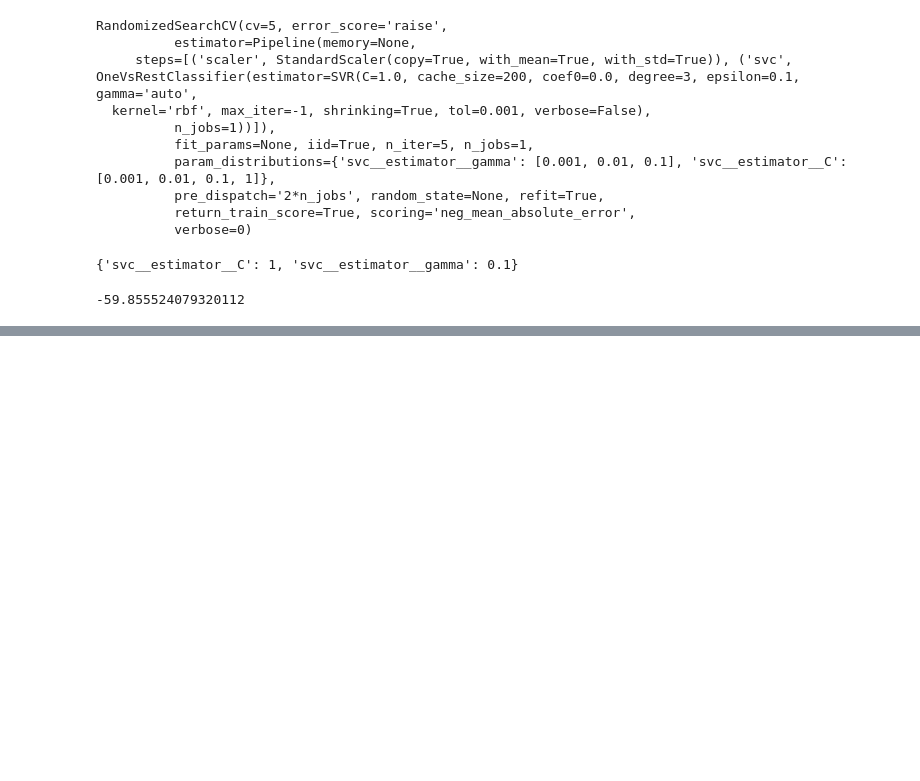
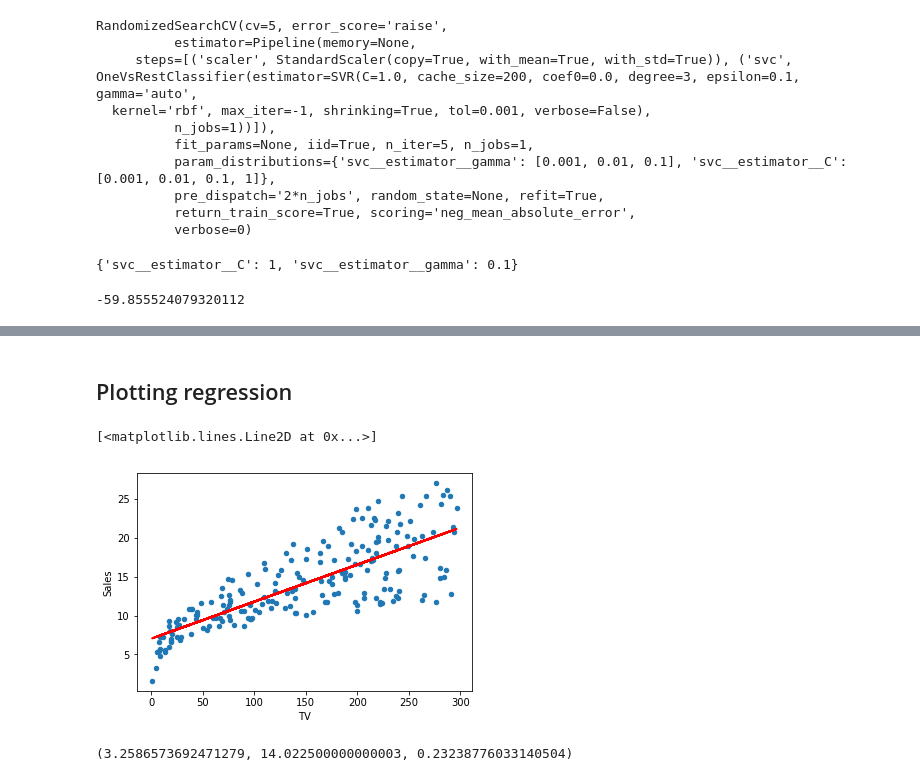
Before and after one commit to ryan13/MLPractice, a Jupyter notebook: Regression_review.ipynb, the cells around one changed output, grey strips where cells are left out. Saved outputs shown, nothing was run; the diff lists cells and outputs as text; code cells hidden in the pictures; blank space fills up the shorter version.

Commit message:
adding regression reviews

```diff
--- a/Regression_review.ipynb
+++ b/Regression_review.ipynb
@@ -487,0 +493,4 @@ rand_grid.best_score_
+# %%
+import pandas as pd
+advert = pd.read_csv('C:/Dataset/Advertising.csv')
+advert.head()
@@ -487,0 +504,3 @@ rand_grid.best_score_
+# %%
+model1 = smf.ols(formula='Sales~TV',data=advert).fit()
+model1.params
@@ -487,0 +545,4 @@ rand_grid.best_score_
+# %%
+# prediction
+sales_pred = model1.predict(pd.DataFrame(advert['TV']))
+sales_pred[1:10
@@ -487,0 +567,10 @@ rand_grid.best_score_
+# %% [markdown]
+## Plotting regression
+# %%
+import matplotlib.pyplot as plt
+%matplotlib inline
+advert.plot(kind ='scatter',x='TV',y='Sales')
+plt.plot(pd.DataFrame(advert['TV']),sales_pred,c='red',linewidth=2)
+# %% [output]
+[<matplotlib.lines.Line2D at 0x...>]
+[figure, added]
@@ -487,0 +580,9 @@ rand_grid.best_score_
+# %%
+advert['RSE'] =(advert['Sales']-advert['sales_pred'])**2
+RSEd = advert.sum()['RSE']
+RSE =np.sqrt(RSEd /198)
+salesmean =np.mean(advert['Sales'])
+error = RSE/salesmean
+RSE, salesmean, error
+# %% [output]
+(3.2586573692471279, 14.022500000000003, 0.23238776033140504)
```
Also changed, not shown: parts of 27 cells of this notebook, 1 other file.
